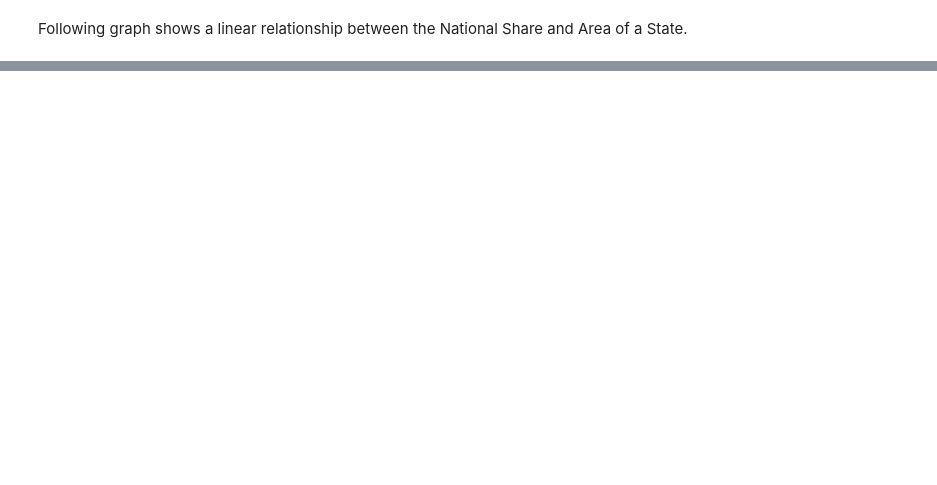
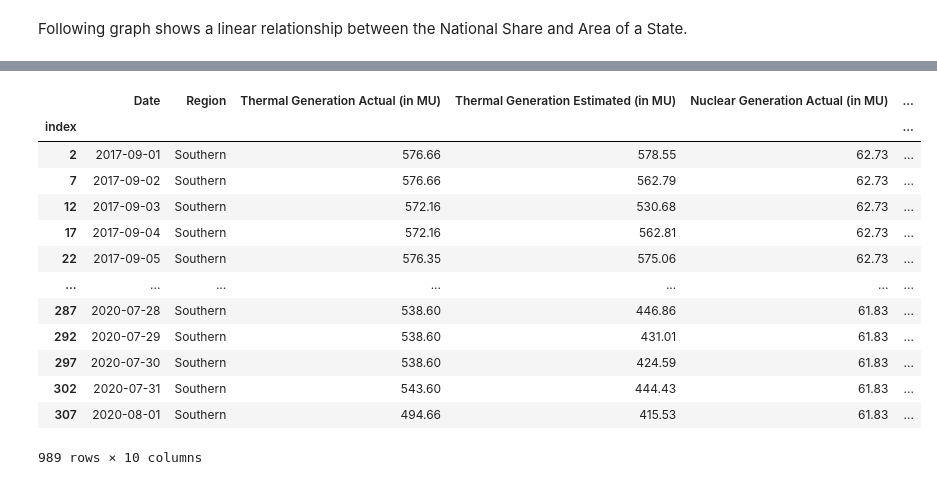
Before and after one commit to SheCodes-IEEE-CIS-GHRCE/Electricity-Generation-Analysis-and-Prediction-in-India, a Jupyter notebook: Elec-gen.ipynb, the cells around one changed output, grey strips where cells are left out. Drawn from its saved outputs; the diff is of its cells as text; code cells hidden in the pictures; blank space fills up the shorter version.

```diff
--- a/Elec-gen.ipynb
+++ b/Elec-gen.ipynb
@@ -375,0 +458,4 @@ plt.show()
+# %%
+# Mask for Southern Region
+mask_southern = power['Region'] == 'Southern'
+mask_southern
@@ -375,0 +476,19 @@ plt.show()
+# %%
+# Extract the Southern data into a dataframe
+df_Southern = power[mask_southern]
+df_Southern
+# %% [output]
+|  | Date | Region | Thermal Generation Actual (in MU) | Thermal Generation Estimated (in MU) | Nuclear Generation Actual (in MU) | ... |
+| index |  |  |  |  |  | ... |
+| 2 | 2017-09-01 | Southern | 576.66 | 578.55 | 62.73 | ... |
+| 7 | 2017-09-02 | Southern | 576.66 | 562.79 | 62.73 | ... |
+| 12 | 2017-09-03 | Southern | 572.16 | 530.68 | 62.73 | ... |
+| 17 | 2017-09-04 | Southern | 572.16 | 562.81 | 62.73 | ... |
+| 22 | 2017-09-05 | Southern | 576.35 | 575.06 | 62.73 | ... |
+| ... | ... | ... | ... | ... | ... | ... |
+| 287 | 2020-07-28 | Southern | 538.60 | 446.86 | 61.83 | ... |
+| 292 | 2020-07-29 | Southern | 538.60 | 431.01 | 61.83 | ... |
+| 297 | 2020-07-30 | Southern | 538.60 | 424.59 | 61.83 | ... |
+| 302 | 2020-07-31 | Southern | 543.60 | 444.43 | 61.83 | ... |
+| 307 | 2020-08-01 | Southern | 494.66 | 415.53 | 61.83 | ... |
+989 rows × 10 columns
```
Also changed, not shown: parts of 28 cells of this notebook.
